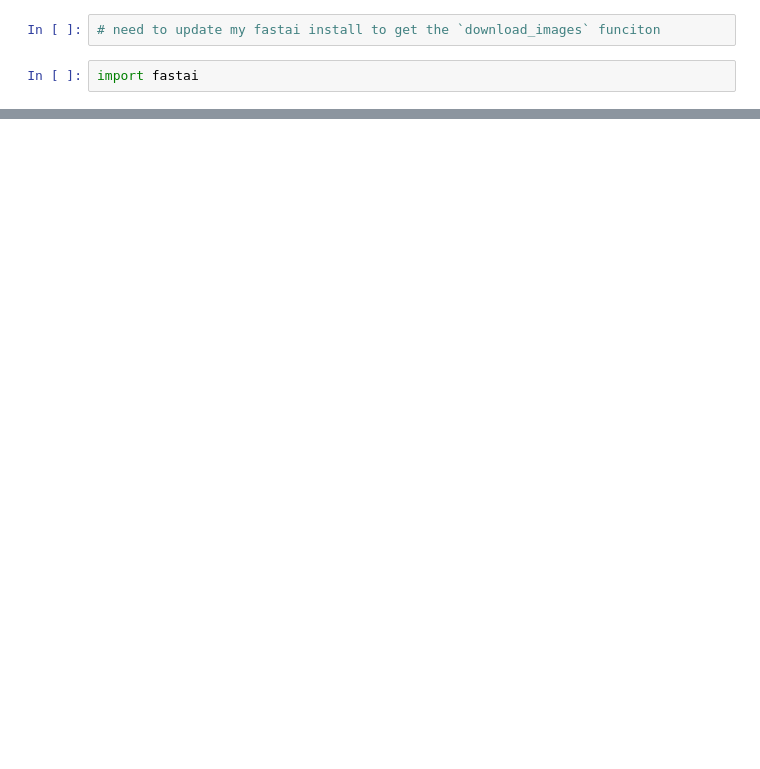
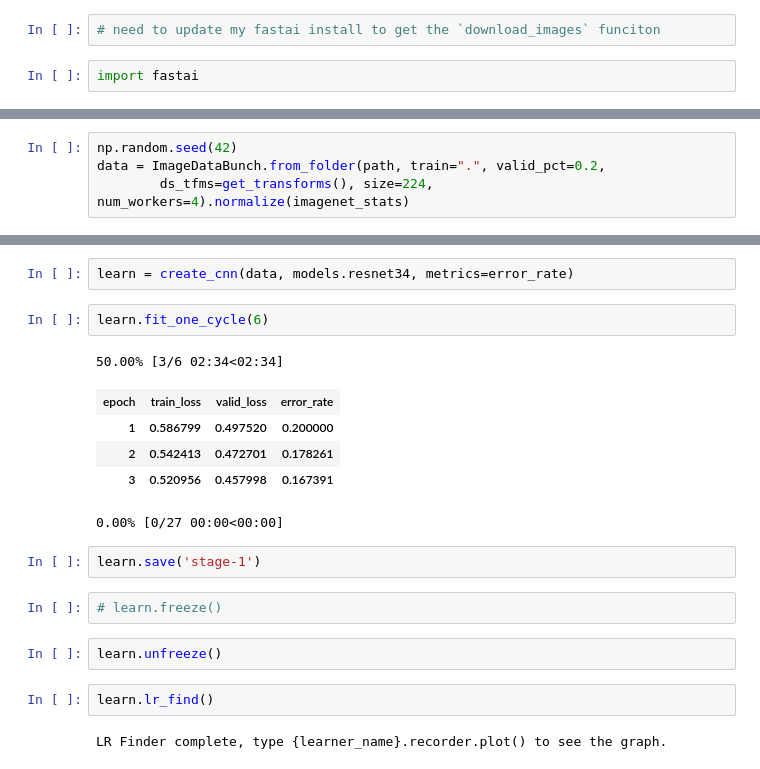
Before and after one commit to bhollan/course-v3, a Jupyter notebook: nbs/dl1/Prolate Spheroids.ipynb, the cells around one changed output, grey strips where cells are left out. Cells and saved outputs as stored; diff of their text form; blank space fills up the shorter version.

Commit message:
commiting mid-training?

```diff
--- a/nbs/dl1/Prolate Spheroids.ipynb
+++ b/nbs/dl1/Prolate Spheroids.ipynb
@@ -40,0 +129,4 @@ download_images(path/)
+# %%
+np.random.seed(42)
+data = ImageDataBunch.from_folder(path, train=".", valid_pct=0.2,
+        ds_tfms=get_transforms(), size=224, num_workers=4).normalize(imagenet_stats)
@@ -40,0 +149,21 @@ download_images(path/)
+# %%
+learn = create_cnn(data, models.resnet34, metrics=error_rate)
+# %%
+learn.fit_one_cycle(6)
+# %% [output]
+50.00% [3/6 02:34<02:34]
+| epoch | train_loss | valid_loss | error_rate |
+| 1 | 0.586799 | 0.497520 | 0.200000 |
+| 2 | 0.542413 | 0.472701 | 0.178261 |
+| 3 | 0.520956 | 0.457998 | 0.167391 |
+0.00% [0/27 00:00<00:00]
+# %%
+learn.save('stage-1')
+# %%
+# learn.freeze()
+# %%
+learn.unfreeze()
+# %%
+learn.lr_find()
+# %% [output]
+LR Finder complete, type {learner_name}.recorder.plot() to see the graph.
```
Also changed, not shown: parts of 16 cells of this notebook, 1 other file.
